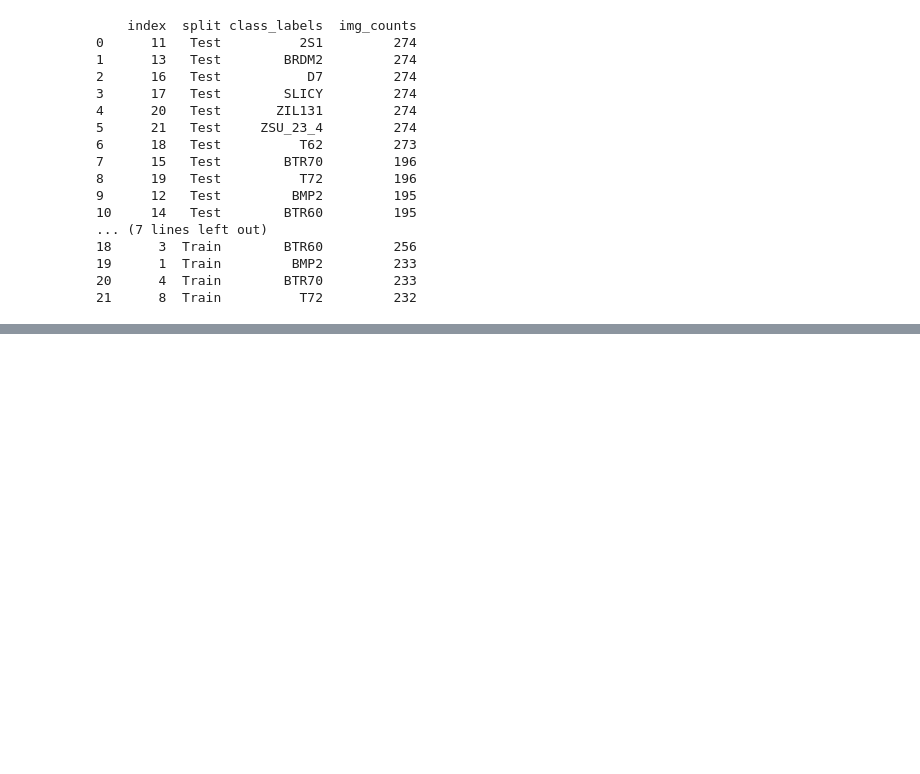
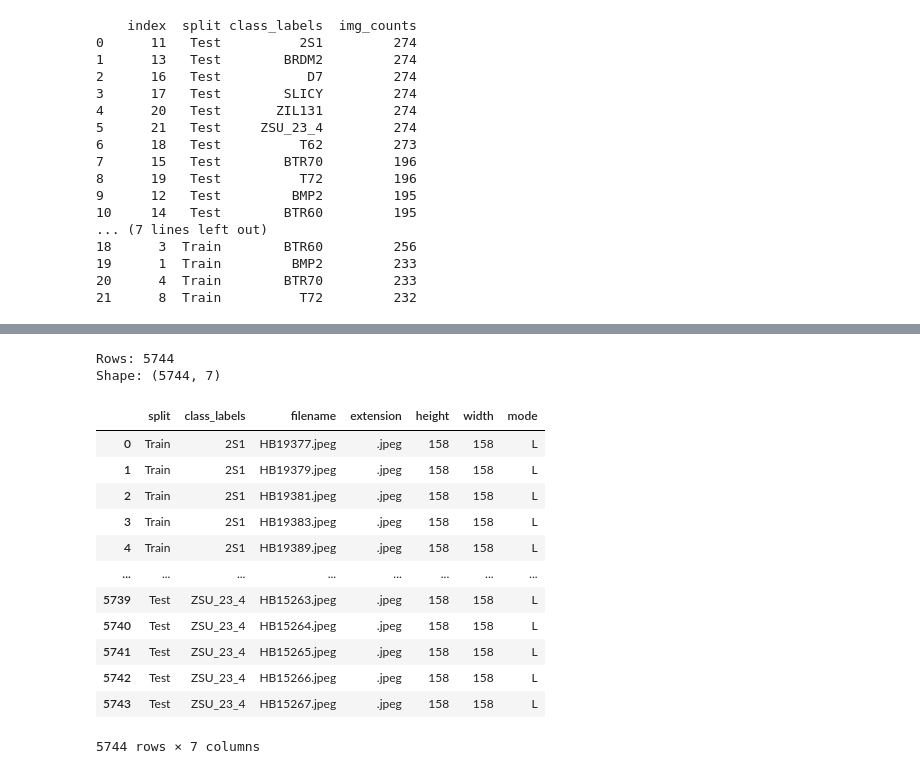
Before and after one commit to SoftDev-Candy/GeoSpace_Defence_AI, a Jupyter notebook: notebooks/01_understanding_dataset.ipynb, the cells around one changed output, grey strips where cells are left out. Cells and saved outputs as stored; diff of their text form; code cells hidden in the pictures; blank space fills up the shorter version.

```diff
--- a/notebooks/01_understanding_dataset.ipynb
+++ b/notebooks/01_understanding_dataset.ipynb
@@ -179,0 +315,46 @@ print(df_counts)
+# %%
+class_metadata =  []
+
+splits = [("Train" , train_path) , ("Test" , test_path)]
+
+for split_name , split_path in splits:
+
+    for class_folder in split_path.iterdir():
+
+        if class_folder.is_dir():
+
+         for file_path in class_folder.iterdir():
+
+            if file_path.is_file():
+                with Image.open(file_path) as image:
+                 class_metadata.append({
+                "split":split_name,
+                "class_labels": class_folder.name,
+                "filename": file_path.name,
+                "extension": file_path.suffix,
+                "height": image.height,
+                "width": image.width,
+                "mode": image.mode,
+            })
+# %%
+df_class_metadata = pd.DataFrame(class_metadata)
+print("Rows:", len(df_class_metadata))
+print("Shape:", df_class_metadata.shape)
+
+df_class_metadata
+# %% [output]
+Rows: 5744
+Shape: (5744, 7)
+|  | split | class_labels | filename | extension | height | width | mode |
+| 0 | Train | 2S1 | HB19377.jpeg | .jpeg | 158 | 158 | L |
+| 1 | Train | 2S1 | HB19379.jpeg | .jpeg | 158 | 158 | L |
+| 2 | Train | 2S1 | HB19381.jpeg | .jpeg | 158 | 158 | L |
+| 3 | Train | 2S1 | HB19383.jpeg | .jpeg | 158 | 158 | L |
+| 4 | Train | 2S1 | HB19389.jpeg | .jpeg | 158 | 158 | L |
+| ... | ... | ... | ... | ... | ... | ... | ... |
+| 5739 | Test | ZSU_23_4 | HB15263.jpeg | .jpeg | 158 | 158 | L |
+| 5740 | Test | ZSU_23_4 | HB15264.jpeg | .jpeg | 158 | 158 | L |
+| 5741 | Test | ZSU_23_4 | HB15265.jpeg | .jpeg | 158 | 158 | L |
+| 5742 | Test | ZSU_23_4 | HB15266.jpeg | .jpeg | 158 | 158 | L |
+| 5743 | Test | ZSU_23_4 | HB15267.jpeg | .jpeg | 158 | 158 | L |
+5744 rows × 7 columns
```
Also changed, not shown: parts of 17 cells of this notebook.
